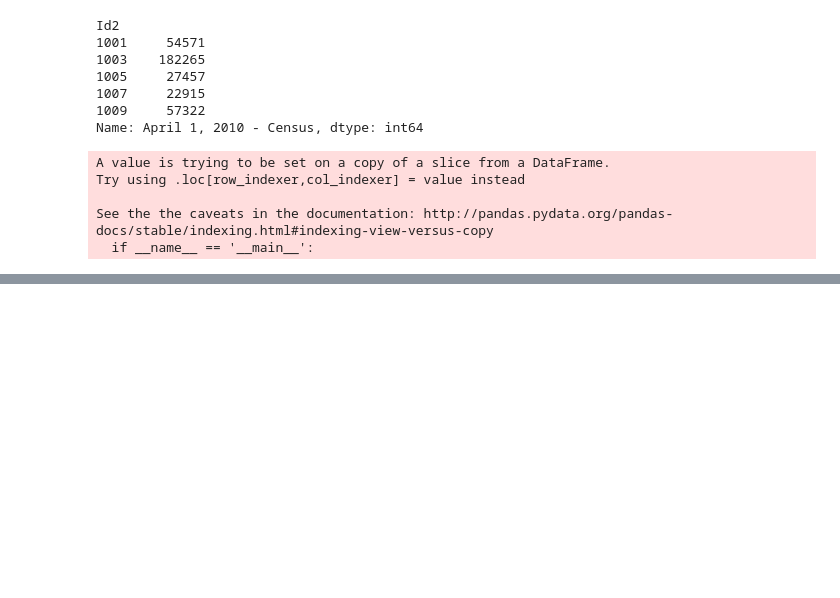
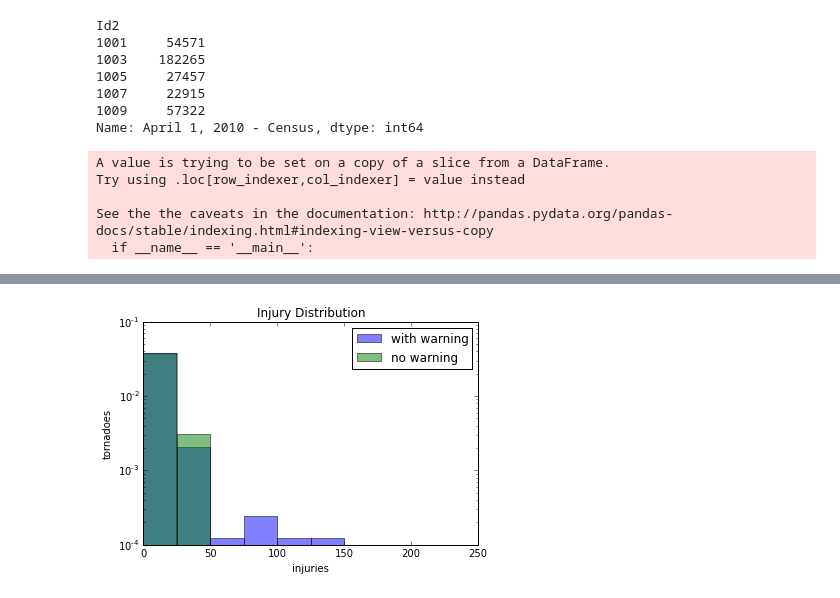
Before and after one commit to lgarrison/AM207-Twister, a Jupyter notebook: injurymodelling-stephen.ipynb, the cells around one changed output, grey strips where cells are left out. Saved outputs shown, nothing was run; the diff lists cells and outputs as text; code cells hidden in the pictures; blank space fills up the shorter version.

```diff
--- a/injurymodelling-stephen.ipynb
+++ b/injurymodelling-stephen.ipynb
@@ -120,0 +119,10 @@ plt.show()
+# %%
+plt.hist(torndatasel[torndatasel['has_warning'] == True]['inj'].values, log=True, label='with warning', normed=True, range=(0,250), alpha=0.5)
+plt.hist(torndatasel[torndatasel['has_warning'] == False]['inj'].values, log=True, label='no warning', normed=True, range=(0,250), alpha=0.5)
+plt.xlabel('injuries')
+plt.ylabel('tornadoes')
+plt.title('Injury Distribution')
+plt.legend()
+plt.show()
+# %% [output]
+[figure, added]
```
Also changed, not shown: parts of 28 cells of this notebook.
